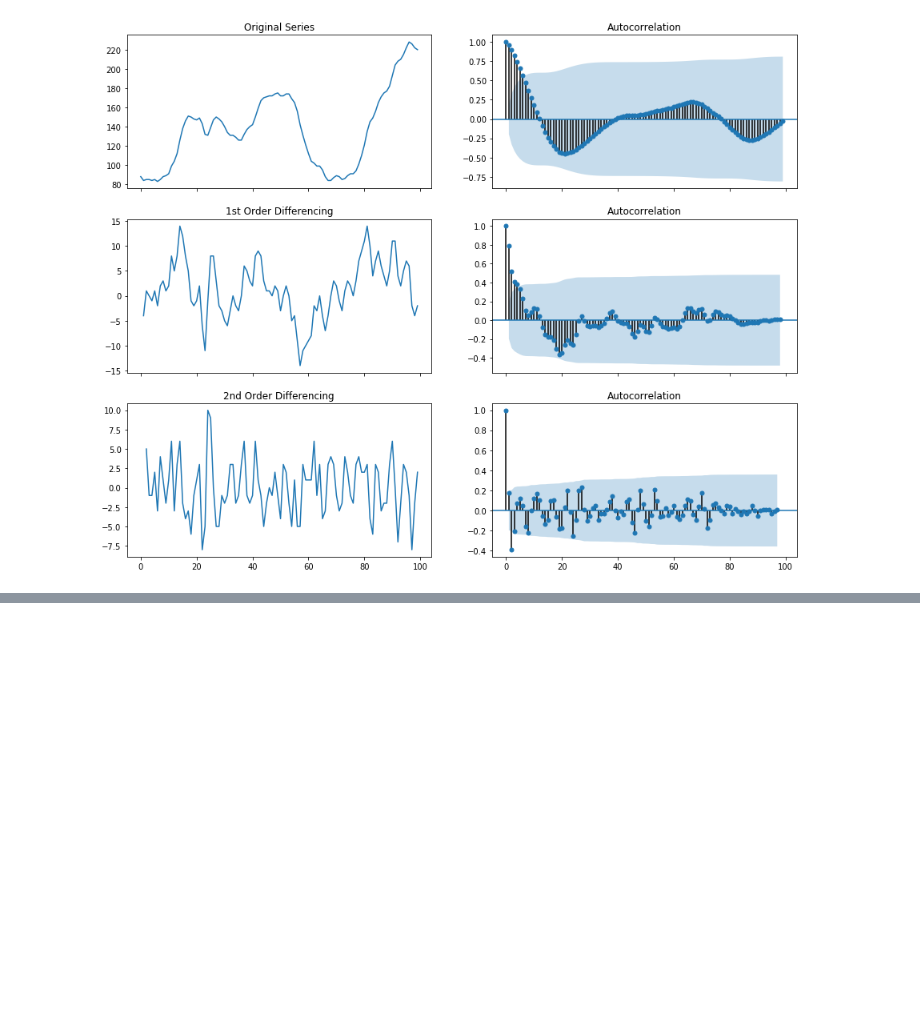
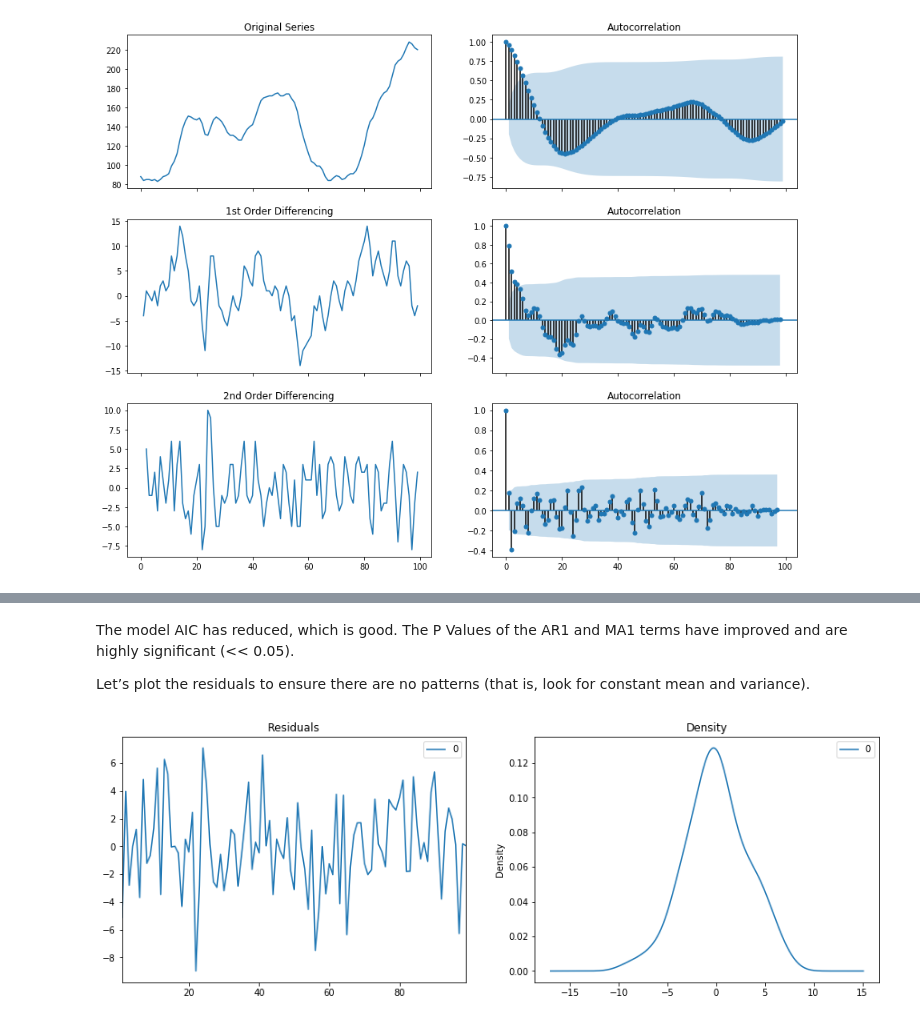
Before and after one commit to dksifoua/Time-Series-Analysis, a Jupyter notebook: ARIMA modeling.ipynb, the cells around one changed output, grey strips where cells are left out. Saved outputs shown, nothing was run; the diff lists cells and outputs as text; code cells hidden in the pictures; blank space fills up the shorter version.

```diff
--- a/ARIMA modeling.ipynb
+++ b/ARIMA modeling.ipynb
@@ -85,0 +171,5 @@ plt.show()
+# %%
+# p=1, d=1, q=1 ARIMA Model
+model = ARIMA(df.value, order=(1, 1, 1))
+model_fit = model.fit(disp=0)
+print(model_fit.summary())
@@ -85,0 +194,13 @@ plt.show()
+# %% [markdown]
+The model AIC has reduced, which is good. The P Values of the AR1 and MA1 terms have improved and are highly significant (<< 0.05).
+
+Let’s plot the residuals to ensure there are no patterns (that is, look for constant mean and variance).
+# %%
+# Plot residual errors
+residuals = pd.DataFrame(model_fit.resid)
+fig, ax = plt.subplots(1, 2, figsize=(15, 5))
+residuals.plot(title="Residuals", ax=ax[0])
+residuals.plot(kind='kde', title='Density', ax=ax[1])
+plt.show()
+# %% [output]
+[figure, added]
```
Also changed, not shown: parts of 19 cells of this notebook, 1 other file.
